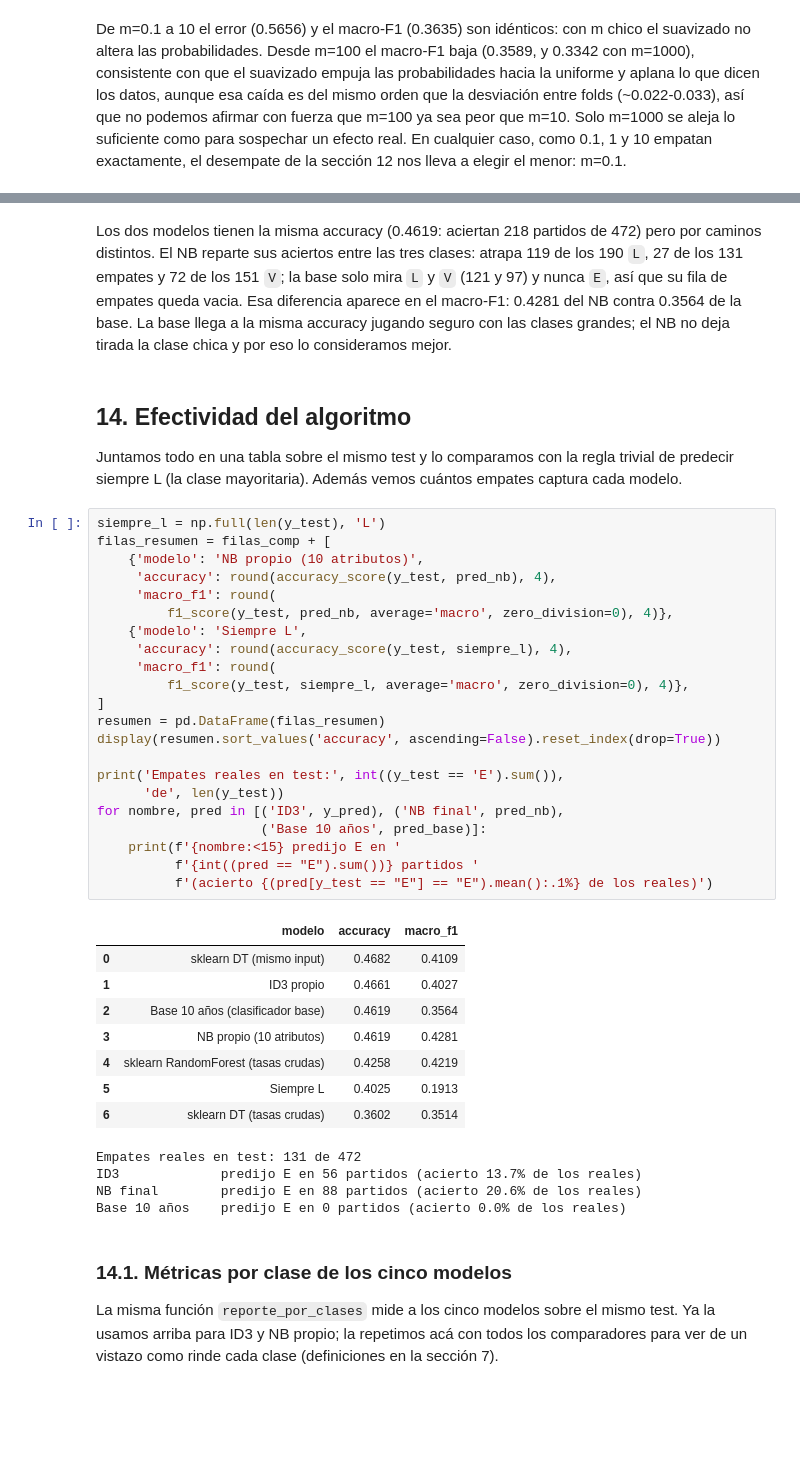
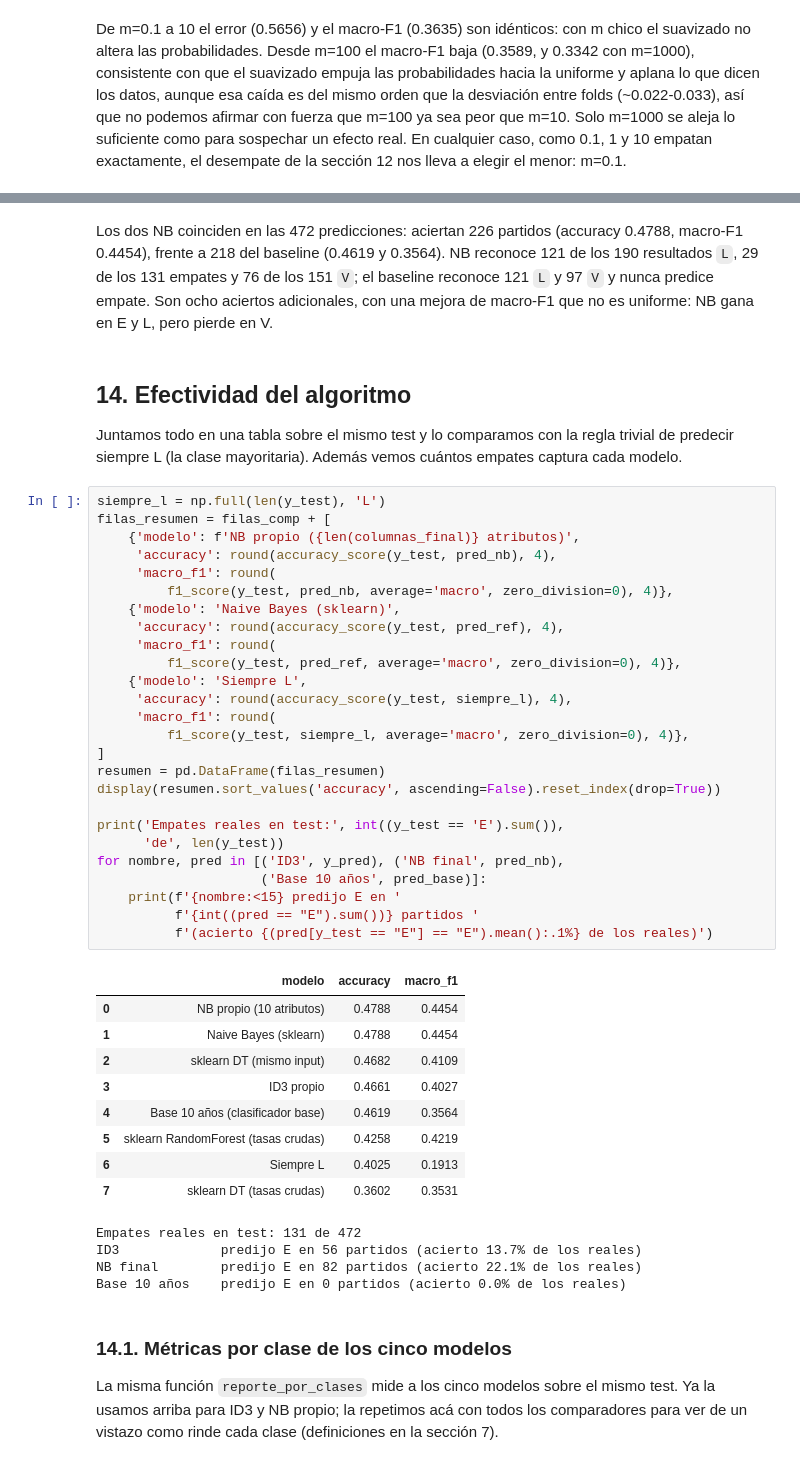
Before and after one commit to agustinocchiuzzi/laboratorioAprendAut1, a Jupyter notebook: notebook.ipynb, the cells around one changed output, grey strips where cells are left out. Cells and saved outputs as stored; diff of their text form; blank space fills up the shorter version.

Commit message:
Corrige consistencia de Naive Bayes y actualiza resultados

```diff
--- a/notebook.ipynb
+++ b/notebook.ipynb
@@ -826,12 +858,11 @@ weighted avg     0.4430    0.4619    0.4481       472
 [figure]
 # %% [markdown]
-Los dos modelos tienen la misma accuracy (0.4619: aciertan 218 partidos de 472)
-pero por caminos distintos. El NB reparte sus aciertos entre las tres clases:
-atrapa 119 de los 190 `L`, 27 de los 131 empates y 72 de los 151 `V`; la base solo
-mira `L` y `V` (121 y 97) y nunca `E`, así que su fila de empates queda vacia. Esa
-diferencia aparece en el macro-F1: 0.4281 del NB contra 0.3564 de la base. La base
-llega a la misma accuracy jugando seguro con las clases grandes; el NB no deja
-tirada la clase chica y por eso lo consideramos mejor.
+Los dos NB coinciden en las 472 predicciones: aciertan 226 partidos
+(accuracy 0.4788, macro-F1 0.4454), frente a 218 del baseline
+(0.4619 y 0.3564). NB reconoce 121 de los 190 resultados `L`, 29 de los
+131 empates y 76 de los 151 `V`; el baseline reconoce 121 `L` y 97 `V`
+y nunca predice empate. Son ocho aciertos adicionales, con una mejora de
+macro-F1 que no es uniforme: NB gana en E y L, pero pierde en V.
 # %% [markdown]
 ## 14. Efectividad del algoritmo
 
@@ -841,37 +872,42 @@ empates captura cada modelo.
 # %%
 siempre_l = np.full(len(y_test), 'L')
 filas_resumen = filas_comp + [
-    {'modelo': 'NB propio (10 atributos)',
+    {'modelo': f'NB propio ({len(columnas_final)} atributos)',
      'accuracy': round(accuracy_score(y_test, pred_nb), 4),
      'macro_f1': round(
          f1_score(y_test, pred_nb, average='macro', zero_division=0), 4)},
+    {'modelo': 'Naive Bayes (sklearn)',
+     'accuracy': round(accuracy_score(y_test, pred_ref), 4),
+     'macro_f1': round(
+         f1_score(y_test, pred_ref, average='macro', zero_division=0), 4)},
     {'modelo': 'Siempre L',
      'accuracy': round(accuracy_score(y_test, siempre_l), 4),
      'macro_f1': round(
          f1_score(y_test, siempre_l, average='macro', zero_division=0), 4)},
 ]
 resumen = pd.DataFrame(filas_resumen)
 display(resumen.sort_values('accuracy', ascending=False).reset_index(drop=True))
 
 print('Empates reales en test:', int((y_test == 'E').sum()),
       'de', len(y_test))
 for nombre, pred in [('ID3', y_pred), ('NB final', pred_nb),
                      ('Base 10 años', pred_base)]:
     print(f'{nombre:<15} predijo E en '
           f'{int((pred == "E").sum())} partidos '
           f'(acierto {(pred[y_test == "E"] == "E").mean():.1%} de los reales)')
 # %% [output]
 |  | modelo | accuracy | macro_f1 |
-| 0 | sklearn DT (mismo input) | 0.4682 | 0.4109 |
-| 1 | ID3 propio | 0.4661 | 0.4027 |
-| 2 | Base 10 años (clasificador base) | 0.4619 | 0.3564 |
-| 3 | NB propio (10 atributos) | 0.4619 | 0.4281 |
-| 4 | sklearn RandomForest (tasas crudas) | 0.4258 | 0.4219 |
-| 5 | Siempre L | 0.4025 | 0.1913 |
-| 6 | sklearn DT (tasas crudas) | 0.3602 | 0.3514 |
+| 0 | NB propio (10 atributos) | 0.4788 | 0.4454 |
+| 1 | Naive Bayes (sklearn) | 0.4788 | 0.4454 |
+| 2 | sklearn DT (mismo input) | 0.4682 | 0.4109 |
+| 3 | ID3 propio | 0.4661 | 0.4027 |
+| 4 | Base 10 años (clasificador base) | 0.4619 | 0.3564 |
+| 5 | sklearn RandomForest (tasas crudas) | 0.4258 | 0.4219 |
+| 6 | Siempre L | 0.4025 | 0.1913 |
+| 7 | sklearn DT (tasas crudas) | 0.3602 | 0.3531 |
 Empates reales en test: 131 de 472
 ID3             predijo E en 56 partidos (acierto 13.7% de los reales)
-NB final        predijo E en 88 partidos (acierto 20.6% de los reales)
+NB final        predijo E en 82 partidos (acierto 22.1% de los reales)
 Base 10 años    predijo E en 0 partidos (acierto 0.0% de los reales)
 # %% [markdown]
 ### 14.1. Métricas por clase de los cinco modelos
```
Also changed, not shown: parts of 9 cells of this notebook, 6 other files.
